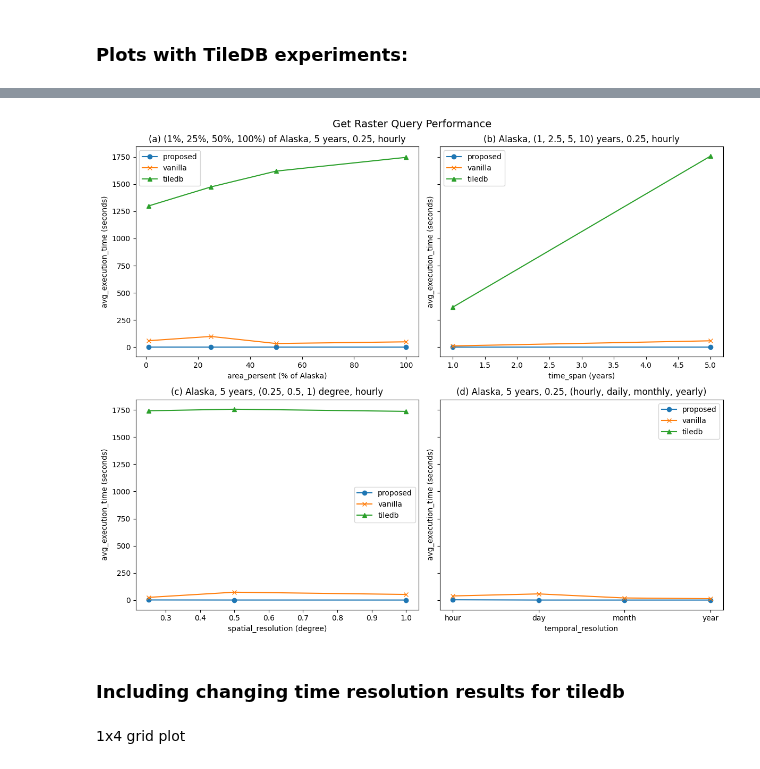
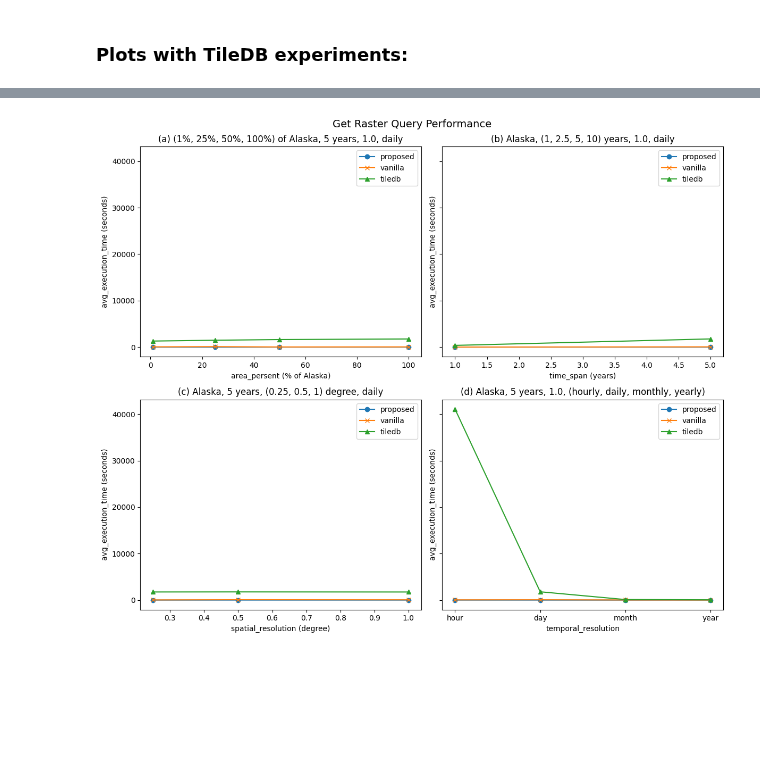
Before and after one commit to iharp3/experiment-kit, a Jupyter notebook: experiment/results/plot.ipynb, the cells around one changed output, grey strips where cells are left out. Cells and saved outputs as stored; diff of their text form; code cells hidden in the pictures; blank space fills up the shorter version.

Commit message:
new plot daily 025

```diff
--- a/experiment/results/plot.ipynb
+++ b/experiment/results/plot.ipynb
@@ -139,7 +256,7 @@ vanilla_list = glob.glob("vanilla_get_raster_TileDBtest_result_*.csv")
 df_vanilla = load_results(vanilla_list)
 df_vanilla
 
-tiledb_list = glob.glob("tiledb_PARTIAL_get_raster_test_result_*.csv")
+tiledb_list = glob.glob("tiledb_get_raster_test_result_*.csv")
 df_tiledb = load_results(tiledb_list)
 df_tiledb
 # %% [output]
@@ -225,47 +349,43 @@ plt.show()
 # %%
-# EXCLUDING CHANGING TIME RESOLUTION FOR TILEDB
+# INCLUDING CHANGINT TIME RESOLUTION FOR TILEDB
 
 import matplotlib.pyplot as plt
 
 fig, axs = plt.subplots(2, 2, figsize=(12, 10), sharey=True)
+
 titles = [
-    "(a) (1%, 25%, 50%, 100%) of Alaska, 5 years, 0.25, hourly",
-    "(b) Alaska, (1, 2.5, 5, 10) years, 0.25, hourly",
-    "(c) Alaska, 5 years, (0.25, 0.5, 1) degree, hourly",
-    "(d) Alaska, 5 years, 0.25, (hourly, daily, monthly, yearly)"
+    "(a) (1%, 25%, 50%, 100%) of Alaska, 5 years, 1.0, daily",
+    "(b) Alaska, (1, 2.5, 5, 10) years, 1.0, daily",
+    "(c) Alaska, 5 years, (0.25, 0.5, 1) degree, daily",
+    "(d) Alaska, 5 years, 1.0, (hourly, daily, monthly, yearly)"
 ]
 categories = ["changing_area", "changing_time", "changing_spatial_res", "changing_temporal_res"]
 x_labels = ["area_persent (% of Alaska)", "time_span (years)", "spatial_resolution (degree)", "temporal_resolution"]
 axs = axs.flatten()
 for i, (category, xlabel) in enumerate(zip(categories, x_labels)):
     df_proposed_cat = df_proposed[df_proposed["category"] == category]
     df_vanilla_cat = df_vanilla[df_vanilla["category"] == category]
     df_tiledb_cat = df_tiledb[df_tiledb["category"] == category]
 
     if category == "changing_area":
         x_col = "area_persent"
     elif category == "changing_time":
         x_col = "time_span"
     elif category == "changing_spatial_res":
         x_col = "spatial_resolution"
     else:  # "changing_temporal_res"
         x_col = "temporal_resolution"
 
     axs[i].plot(df_proposed_cat[x_col], df_proposed_cat["avg_execution_time"], label="proposed", marker="o")
     axs[i].plot(df_vanilla_cat[x_col], df_vanilla_cat["avg_execution_time"], label="vanilla", marker="x")
     axs[i].plot(df_tiledb_cat[x_col], df_tiledb_cat["avg_execution_time"], label="tiledb", marker="^")
 
     axs[i].set_title(titles[i])
     axs[i].set_xlabel(xlabel)
     axs[i].set_ylabel("avg_execution_time (seconds)")
     axs[i].legend()
-
 fig.suptitle("Get Raster Query Performance", fontsize=14)
 fig.tight_layout()
 plt.show()
 # %% [output]
-[figure, old version]
+[figure, new version]
-# %% [markdown]
-### Including changing time resolution results for tiledb
-# %% [markdown]
-1x4 grid plot
```
Also changed, not shown: parts of 12 cells of this notebook.
